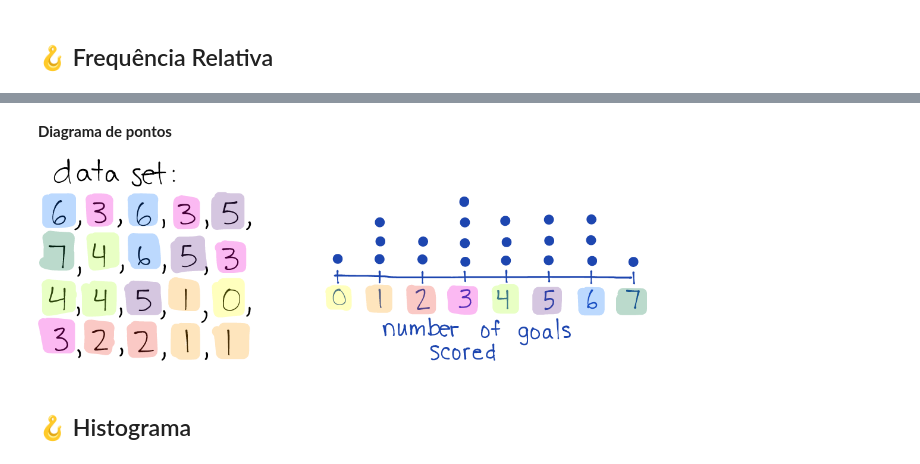
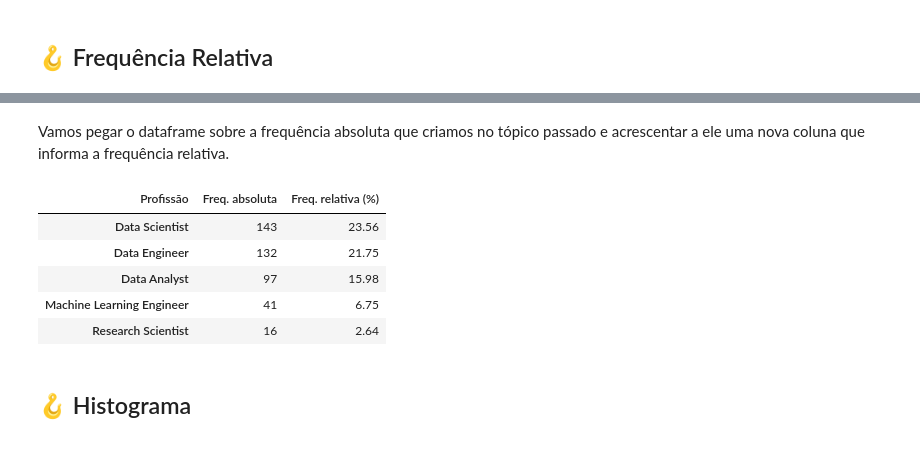
Before and after one commit to huanbarrosn/estudo_ds, a Jupyter notebook: matematica/teoria-estatistica-khan-academy/aula.ipynb, the cells around one changed output, grey strips where cells are left out. Drawn from its saved outputs; the diff is of its cells as text; code cells hidden in the pictures.

```diff
--- a/matematica/teoria-estatistica-khan-academy/aula.ipynb
+++ b/matematica/teoria-estatistica-khan-academy/aula.ipynb
@@ -193,0 +195,6 @@ frequencia_df.head(10)
+# %%
+# calculando a frequência absoluta
+freq_abs = salarios_df['job_title'].value_counts()
+
+# visualiando as 5 profissões com mais pessoas atuando
+freq_abs.head()
@@ -193,0 +212,9 @@ frequencia_df.head(10)
+# %%
+# criando o dataframe
+job_title_freq_abs = pd.DataFrame({'Freq. absoluta': freq_abs})
+
+# definindo um rótulo para a coluna de indices
+job_title_freq_abs.rename_axis('Profissão', axis='columns', inplace=True)
+
+# mostrando as 5 profissões com mais pessoas atuando
+job_title_freq_abs.head()
@@ -205,15 +231,0 @@ import numpy as np # importando a biblioteca numpy
-# %%
-salarios_df = pd.read_csv('data-base/Salaries.csv') # importando o dataset
-
-valores_unicos = salarios_df['BasePay'].value_counts().index # coletando os valores unicos
-freq_absoluta = salarios_df['BasePay'].value_counts().values # coletando a frequência de cada valor
-freq_relativa = salarios_df['BasePay'].value_counts().values / salarios_df['BasePay'].shape[0] * 100
-
-# criando um dataframe com os valores unicos e a frequencia de cada valor
-frequencia_df = pd.DataFrame()
-
-frequencia_df['Valores unicos'] = valores_unicos
-frequencia_df['Freq. absoluta'] = freq_absoluta
-frequencia_df['Freq. relativa %'] = np.round(freq_relativa, decimals=2)
-
-frequencia_df
@@ -246,7 +232,18 @@ Veja alguns exemplos:
-# %% [markdown]
-**Diagrama de pontos**
-
-![image.png](attachment:image.png)
+# %% [markdown]
+Vamos pegar o dataframe sobre a frequência absoluta que criamos no tópico passado e acrescentar a ele uma nova coluna que informa a frequência relativa.
+# %%
+# acrescentando a coluna sobre freq. relativa no dataframe
+job_title_freq_abs.loc[:,'Freq. relativa (%)'] = round(salarios_df['job_title'].value_counts(normalize=True) * 100, 2)
+
+# visualisando o novo dataframe
+job_title_freq_abs.head()
+# %% [output]
+| Profissão | Freq. absoluta | Freq. relativa (%) |
+| Data Scientist | 143 | 23.56 |
+| Data Engineer | 132 | 21.75 |
+| Data Analyst | 97 | 15.98 |
+| Machine Learning Engineer | 41 | 6.75 |
+| Research Scientist | 16 | 2.64 |
 # %% [markdown]
 ## 🪝 Histograma
 # %% [markdown]
```
Also changed, not shown: parts of 79 cells of this notebook, 1 other file.
